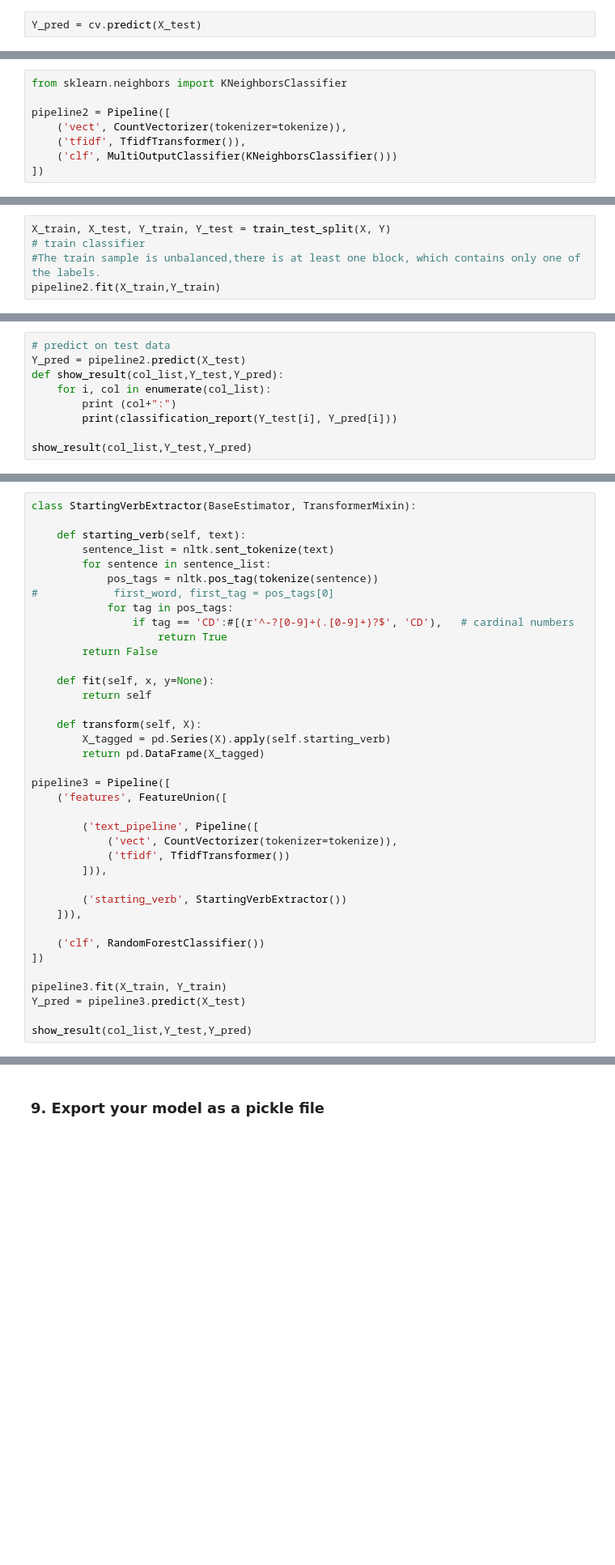
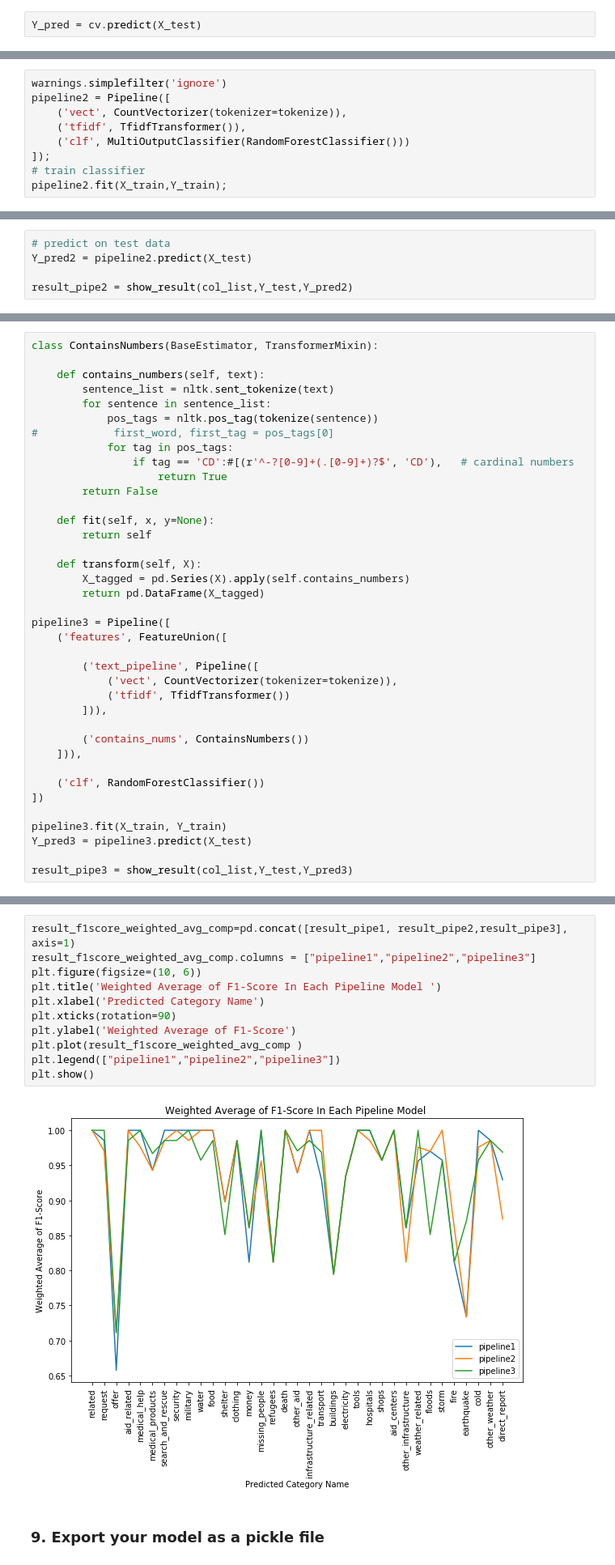
Before and after one commit to Data-Semi/Disaster-Response-Pipelines, a Jupyter notebook: ML Pipeline Preparation.ipynb, the cells around one changed output, grey strips where cells are left out. Shown at 81% size. Cells and saved outputs as stored; diff of their text form; blank space fills up the shorter version.

Commit message:
add feature union and new classifier

```diff
--- a/ML Pipeline Preparation.ipynb
+++ b/ML Pipeline Preparation.ipynb
@@ -248,10 +292,11 @@ Best Parameters: {'clf__estimator__weights': 'uniform'}
 
 Let’s see if we can do better with a linear support vector machine (SVM), which is widely regarded as one of the best text classification algorithms (although it’s also a bit slower than naïve Bayes).
 # %%
-from sklearn.neighbors import KNeighborsClassifier
-
+warnings.simplefilter('ignore')
 pipeline2 = Pipeline([
     ('vect', CountVectorizer(tokenizer=tokenize)),
     ('tfidf', TfidfTransformer()),
-    ('clf', MultiOutputClassifier(KNeighborsClassifier()))
-])
+    ('clf', MultiOutputClassifier(RandomForestClassifier()))
+]);
+# train classifier
+pipeline2.fit(X_train,Y_train);
@@ -258,5 +304,0 @@ pipeline2 = Pipeline([
-# %%
-X_train, X_test, Y_train, Y_test = train_test_split(X, Y)
-# train classifier
-#The train sample is unbalanced,there is at least one block, which contains only one of the labels.
-pipeline2.fit(X_train,Y_train)
@@ -281,11 +305,7 @@ Pipeline(memory=None,
 # %%
 # predict on test data
-Y_pred = pipeline2.predict(X_test)
-def show_result(col_list,Y_test,Y_pred):
-    for i, col in enumerate(col_list):
-        print (col+":")
-        print(classification_report(Y_test[i], Y_pred[i]))
+Y_pred2 = pipeline2.predict(X_test)
 
-show_result(col_list,Y_test,Y_pred)
+result_pipe2 = show_result(col_list,Y_test,Y_pred2)
 # %% [output]
 related:
@@ -308,7 +328,7 @@ weighted avg       1.00      1.00      1.00        36
 # %%
-class StartingVerbExtractor(BaseEstimator, TransformerMixin):
+class ContainsNumbers(BaseEstimator, TransformerMixin):
 
-    def starting_verb(self, text):
+    def contains_numbers(self, text):
         sentence_list = nltk.sent_tokenize(text)
         for sentence in sentence_list:
             pos_tags = nltk.pos_tag(tokenize(sentence))
@@ -322,7 +342,7 @@ class StartingVerbExtractor(BaseEstimator, TransformerMixin):
         return self
 
     def transform(self, X):
-        X_tagged = pd.Series(X).apply(self.starting_verb)
+        X_tagged = pd.Series(X).apply(self.contains_numbers)
         return pd.DataFrame(X_tagged)
 
 pipeline3 = Pipeline([
@@ -333,15 +353,15 @@ pipeline3 = Pipeline([
             ('tfidf', TfidfTransformer())
         ])),
 
-        ('starting_verb', StartingVerbExtractor())
+        ('contains_nums', ContainsNumbers())
     ])),
 
     ('clf', RandomForestClassifier())
 ])
 
 pipeline3.fit(X_train, Y_train)
-Y_pred = pipeline3.predict(X_test)
+Y_pred3 = pipeline3.predict(X_test)
 
-show_result(col_list,Y_test,Y_pred)
+result_pipe3 = show_result(col_list,Y_test,Y_pred3)
 # %% [output]
 related:
@@ -364,3 +405,16 @@ weighted avg       0.99      0.97      0.98        36
+# %%
+result_f1score_weighted_avg_comp=pd.concat([result_pipe1, result_pipe2,result_pipe3], axis=1)
+result_f1score_weighted_avg_comp.columns = ["pipeline1","pipeline2","pipeline3"]
+plt.figure(figsize=(10, 6))
+plt.title('Weighted Average of F1-Score In Each Pipeline Model ')
+plt.xlabel('Predicted Category Name')
+plt.xticks(rotation=90)
+plt.ylabel('Weighted Average of F1-Score')
+plt.plot(result_f1score_weighted_avg_comp )
+plt.legend(["pipeline1","pipeline2","pipeline3"])
+plt.show()
+# %% [output]
+[figure, added]
 # %% [markdown]
 ### 9. Export your model as a pickle file
 # %%
```
Also changed, not shown: parts of 20 cells of this notebook.
